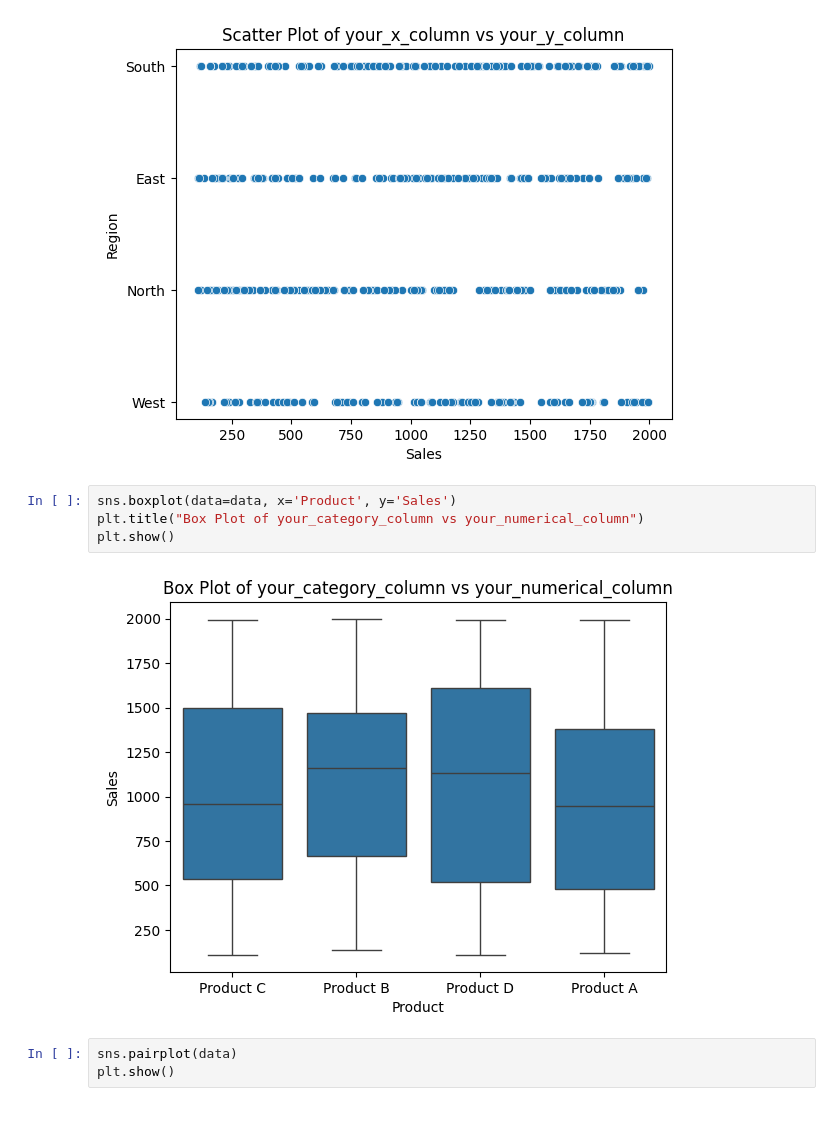
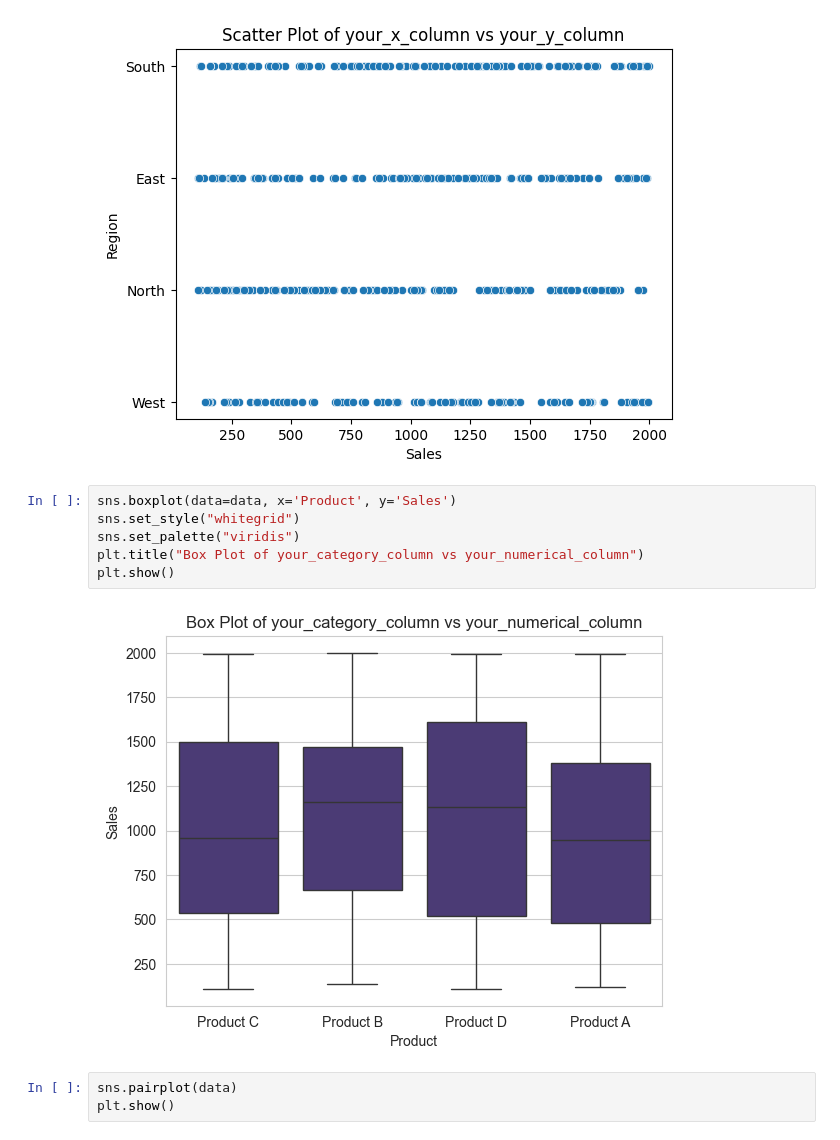
Before and after one commit to avinash7375/DeepLearningTensorflow, a Jupyter notebook: dv.ipynb, the cells around one changed output. Drawn from its saved outputs; the diff is of its cells as text.

```diff
--- a/dv.ipynb
+++ b/dv.ipynb
@@ -86,10 +86,12 @@ plt.show()
 [figure]
 # %%
 sns.boxplot(data=data, x='Product', y='Sales')
+sns.set_style("whitegrid")
+sns.set_palette("viridis")
 plt.title("Box Plot of your_category_column vs your_numerical_column")
 plt.show()
 # %% [output]
-[figure, old version]
+[figure, new version]
 # %%
 sns.pairplot(data)
 plt.show()
```
Also changed, not shown: parts of 5 cells of this notebook.
